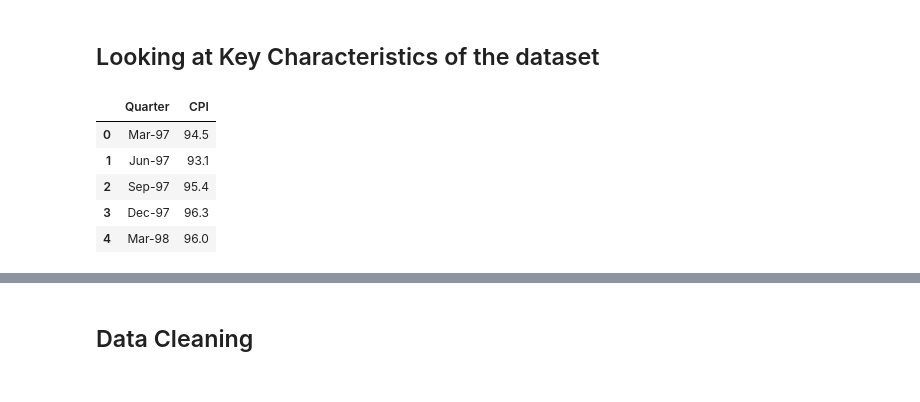
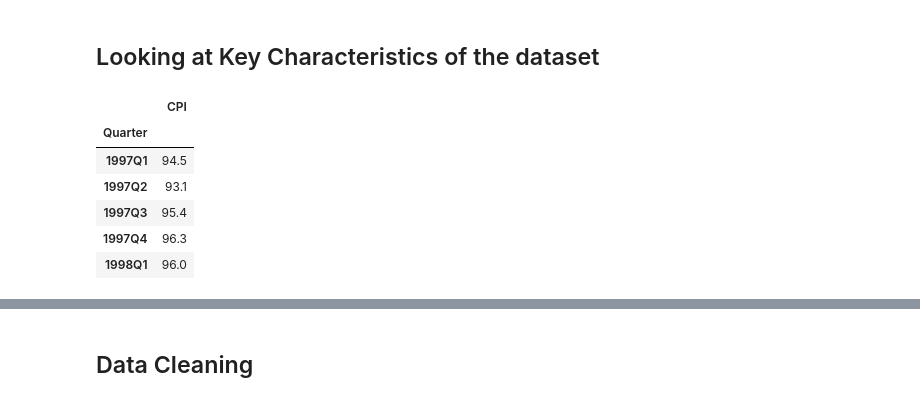
Before and after one commit to actonton/QBUS2820-Predictive_Analysis, a Jupyter notebook: A2/510575452_implementation.ipynb, the cells around one changed output, grey strips where cells are left out. Drawn from its saved outputs; the diff is of its cells as text; code cells hidden in the pictures.

Commit message:
Made some parsing changes to the data

```diff
--- a/A2/510575452_implementation.ipynb
+++ b/A2/510575452_implementation.ipynb
@@ -14,0 +16,11 @@ train_data = pd.read_csv('data/CPI_train.csv')
+# %%
+# Step 1: Load the data, parse the "Quarter" column as dates
+CPI_train_data = pd.read_csv('data/CPI_train.csv', index_col='Quarter')
+
+# Parse dates with the format 'Mar-97'
+CPI_train_data.index = pd.to_datetime(CPI_train_data.index, format='%b-%y', errors='coerce')
+
+# Convert to quarterly periods
+CPI_train_data.index = CPI_train_data.index.to_period('Q')
+
+CPI_train_data
@@ -17,11 +44,12 @@ train_data = pd.read_csv('data/CPI_train.csv')
 # %% [markdown]
 ## Looking at Key Characteristics of the dataset
 # %%
-train_data.head()
+CPI_train_data.head()
 # %% [output]
-|  | Quarter | CPI |
-| 0 | Mar-97 | 94.5 |
-| 1 | Jun-97 | 93.1 |
-| 2 | Sep-97 | 95.4 |
-| 3 | Dec-97 | 96.3 |
-| 4 | Mar-98 | 96.0 |
+|  | CPI |
+| Quarter |  |
+| 1997Q1 | 94.5 |
+| 1997Q2 | 93.1 |
+| 1997Q3 | 95.4 |
+| 1997Q4 | 96.3 |
+| 1998Q1 | 96.0 |
```
Also changed, not shown: parts of 15 cells of this notebook.
